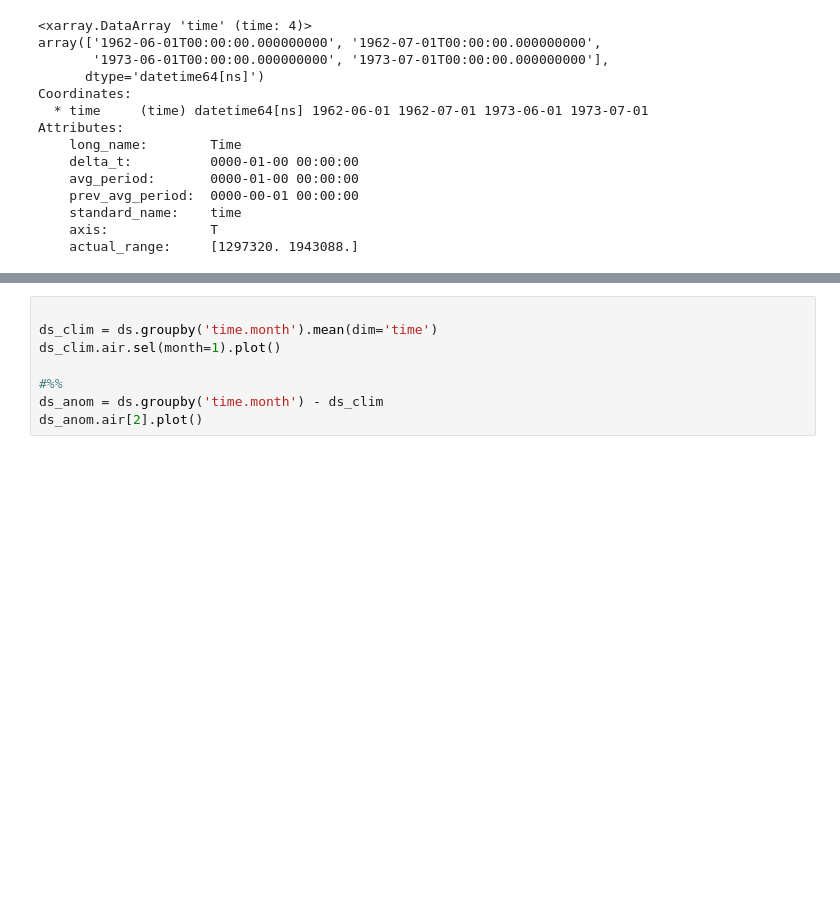
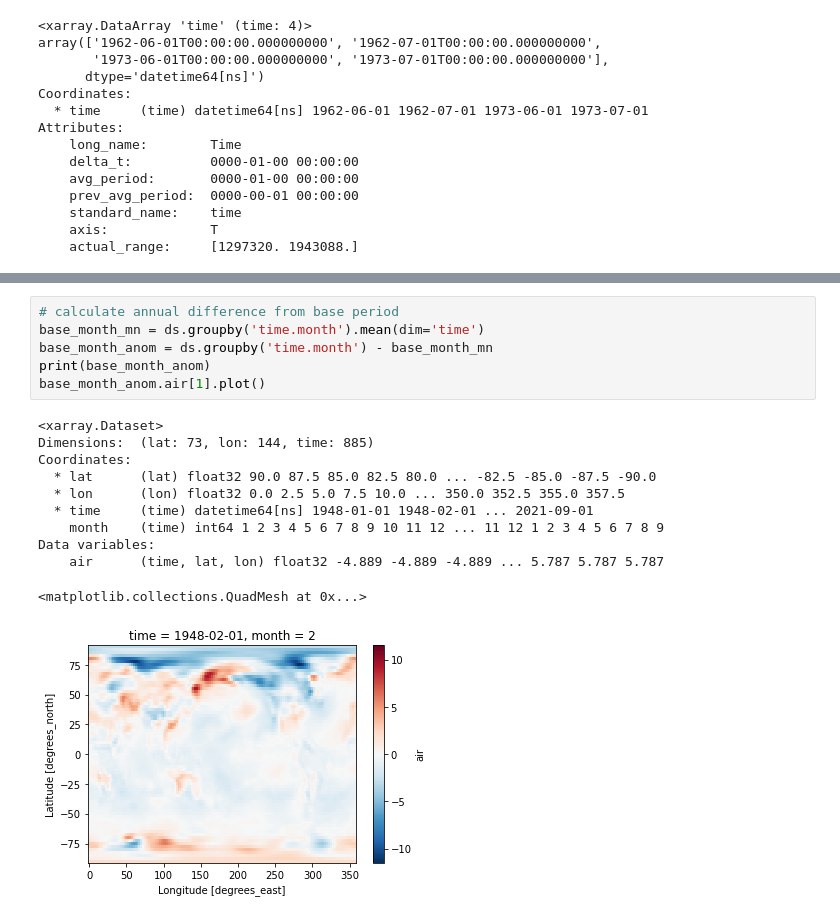
Before and after one commit to mmann1123/gw_artic_climate, a Jupyter notebook: example.ipynb, the cells around one changed output, grey strips where cells are left out. Saved outputs shown, nothing was run; the diff lists cells and outputs as text; blank space fills up the shorter version.

```diff
--- a/example.ipynb
+++ b/example.ipynb
@@ -201,8 +236,18 @@ Coordinates:
 # %%
-
-ds_clim = ds.groupby('time.month').mean(dim='time')
-ds_clim.air.sel(month=1).plot()
-
-#%%
-ds_anom = ds.groupby('time.month') - ds_clim
-ds_anom.air[2].plot()
+# calculate annual difference from base period
+base_month_mn = ds.groupby('time.month').mean(dim='time')
+base_month_anom = ds.groupby('time.month') - base_month_mn
+print(base_month_anom)
+base_month_anom.air[1].plot()
+# %% [output]
+<xarray.Dataset>
+Dimensions:  (lat: 73, lon: 144, time: 885)
+Coordinates:
+  * lat      (lat) float32 90.0 87.5 85.0 82.5 80.0 ... -82.5 -85.0 -87.5 -90.0
+  * lon      (lon) float32 0.0 2.5 5.0 7.5 10.0 ... 350.0 352.5 355.0 357.5
+  * time     (time) datetime64[ns] 1948-01-01 1948-02-01 ... 2021-09-01
+    month    (time) int64 1 2 3 4 5 6 7 8 9 10 11 12 ... 11 12 1 2 3 4 5 6 7 8 9
+Data variables:
+    air      (time, lat, lon) float32 -4.889 -4.889 -4.889 ... 5.787 5.787 5.787
+<matplotlib.collections.QuadMesh at 0x...>
+[figure, added]
```
Also changed, not shown: parts of 9 cells of this notebook.
